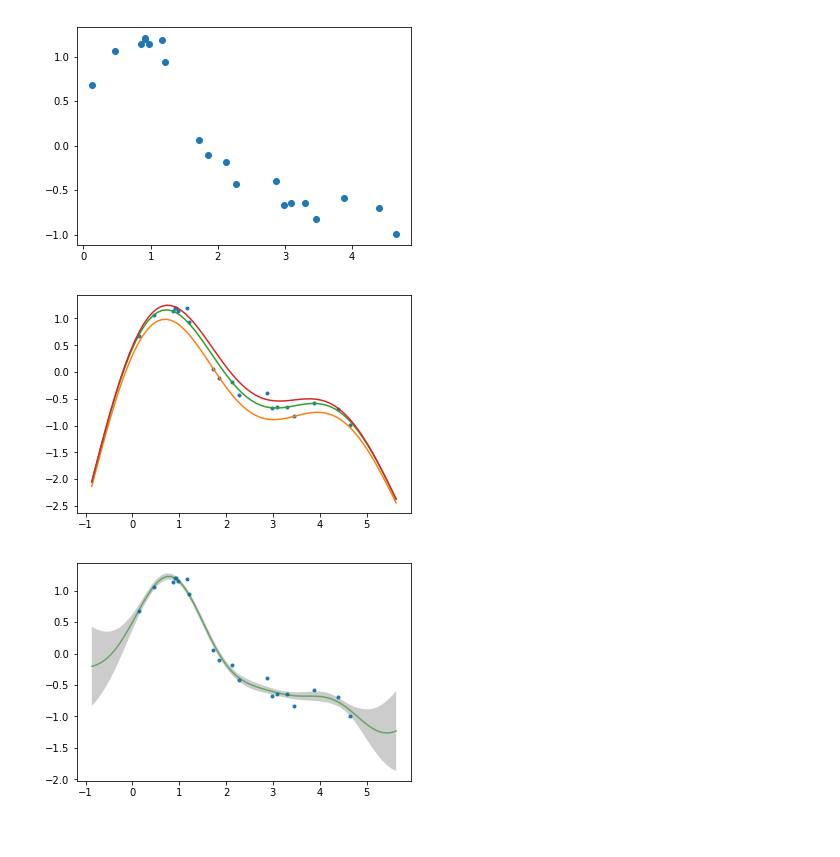
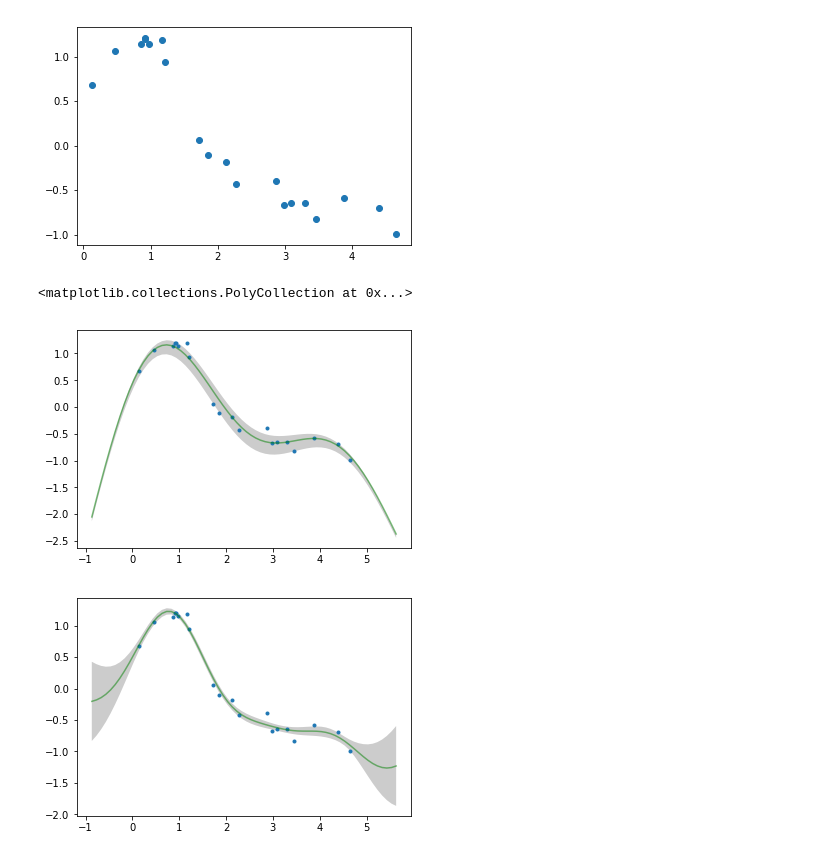
Before and after one commit to chengsoonong/eheye, a Jupyter notebook: QuantUCB/GP-UCB&Quant-UCB_ExpThree.ipynb, the cells around one changed output. Cells and saved outputs as stored; diff of their text form; code cells hidden in the pictures.

```diff
--- a/QuantUCB/GP-UCB&Quant-UCB_ExpThree.ipynb
+++ b/QuantUCB/GP-UCB&Quant-UCB_ExpThree.ipynb
@@ -66,23 +68,26 @@ print(t)
 # %%
 # test quantile regression using qreg library
 
 from qreg import QRegressor
 
 min_val = min(x)
 max_val = max(x)
 test_range = np.arange(min_val - 1, max_val + 1, 0.1)
 num_test = len(test_range)
 
 #probs = np.linspace(0.1,0.9,3)
 probs = [0.1,0.5,0.9]
 reg = QRegressor(C=1e2, probs=probs, gamma_out=1e-2, max_iter=1e4, verbose=False, lag_tol=1e-3, active_set=True)
 reg.fit(x,t, probs)
 pred = reg.predict(test_range)
 plt.plot(x,t,'.')
-for q in pred:
-    plt.plot(test_range, q, '-')
+#for q in pred:
+#    plt.plot(test_range, q, '-')
+plt.plot(test_range, pred[1], alpha=0.5, color='g', label = 'predict')
+plt.fill_between(test_range, pred[0], pred[2], facecolor='k', alpha=0.2)
 # %% [output]
+<matplotlib.collections.PolyCollection at 0x...>
-[figure, old version]
+[figure, new version]
 # %%
 # test on gaussian process regression
 
```
Also changed, not shown: parts of 10 cells of this notebook, 4 other files.
